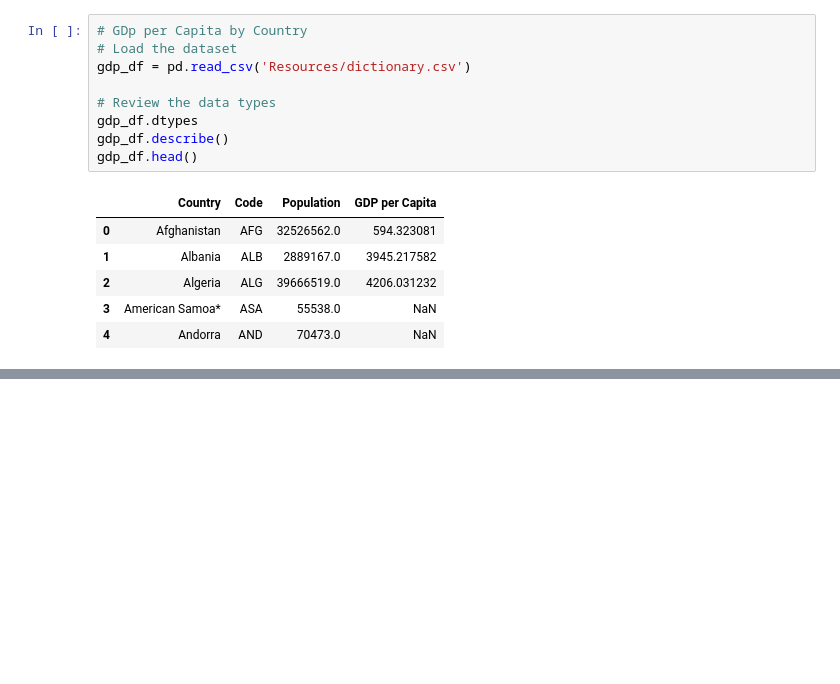
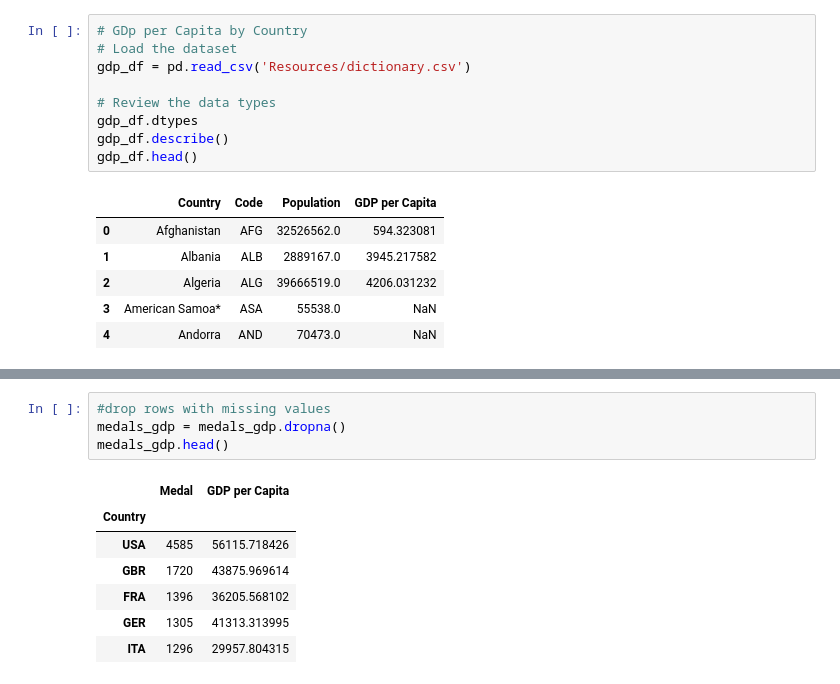
Before and after one commit to AdebolaShelby/Project-1, a Jupyter notebook: project-v1.ipynb, the cells around one changed output, grey strips where cells are left out. Cells and saved outputs as stored; diff of their text form; blank space fills up the shorter version.

```diff
--- a/project-v1.ipynb
+++ b/project-v1.ipynb
@@ -743,0 +813,12 @@ The country with the lowest GDP per Capita is BDI with 277.068309170914.
+# %%
+#drop rows with missing values
+medals_gdp = medals_gdp.dropna()
+medals_gdp.head()
+# %% [output]
+|  | Medal | GDP per Capita |
+| Country |  |  |
+| USA | 4585 | 56115.718426 |
+| GBR | 1720 | 43875.969614 |
+| FRA | 1396 | 36205.568102 |
+| GER | 1305 | 41313.313995 |
+| ITA | 1296 | 29957.804315 |
```
Also changed, not shown: parts of 22 cells of this notebook, 14 other files.
